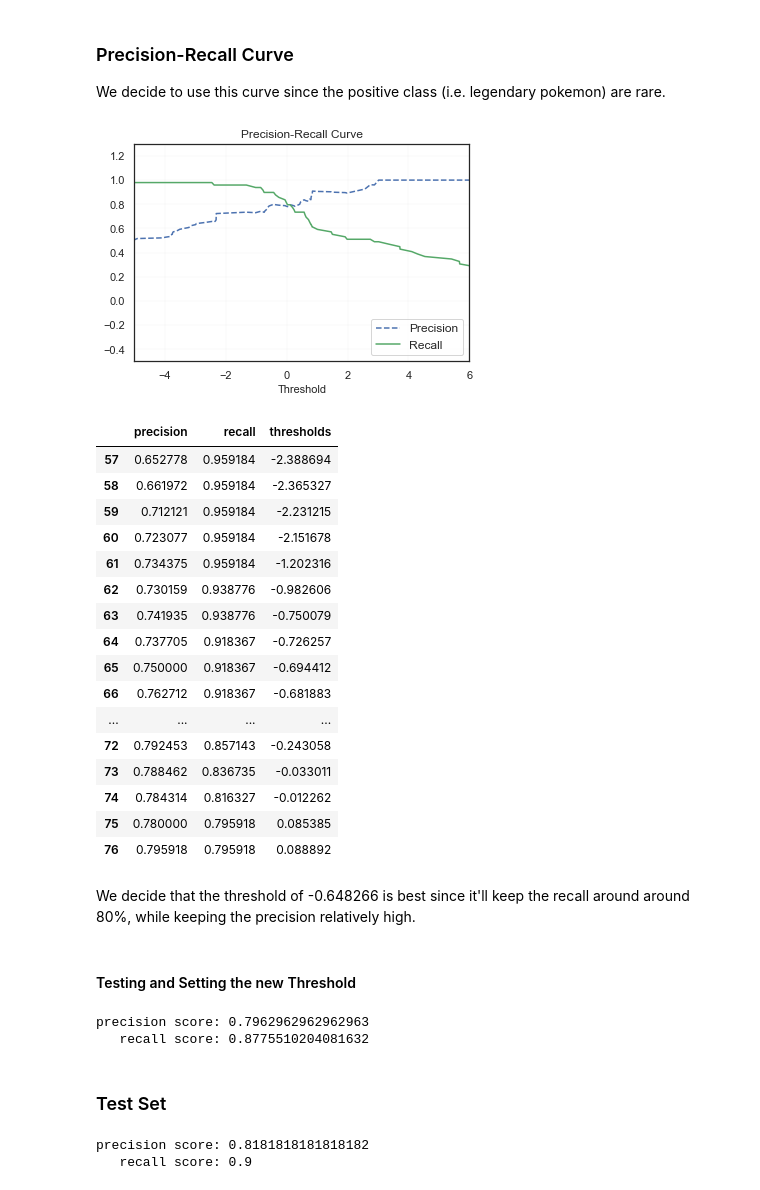
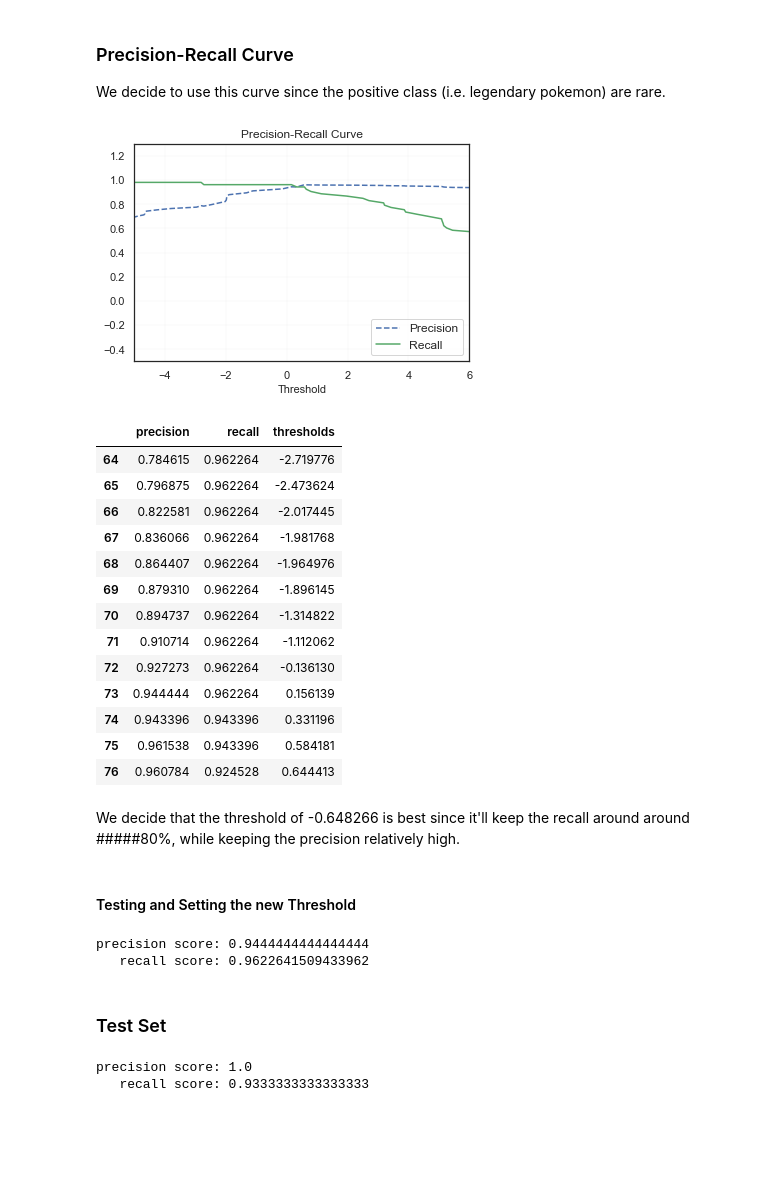
Before and after one commit to nroy94/legendary_classifier, a Jupyter notebook: legendary_classifier.ipynb, the cells around one changed output. Drawn from its saved outputs; the diff is of its cells as text; code cells hidden in the pictures; blank space fills up the shorter version.

```diff
--- a/legendary_classifier.ipynb
+++ b/legendary_classifier.ipynb
@@ -38,6 +38,12 @@ Data columns (total 13 columns):
  12  Legendary   800 non-null    bool
 dtypes: bool(1), int64(9), object(3)
 memory usage: 75.9+ KB
+# %%
+cpt_rates = pd.read_csv("pkmn_capture_rates.csv")
+# %%
+data = data.merge(cpt_rates, how='left', left_on='#', right_on ='pkmn_number')
+# %%
+data = data.drop(["names", "pkmn_number", "capture_rate"], axis = 1)
 # %%
 # lets standardize the column names
 data.columns = [col.lower()
@@ -197,11 +208,19 @@ test = test.drop(['fairy_ind', 'rock_ind', 'fighting_ind',
                   'electric_ind', 'bug_ind', 'normal_ind', 'grass_ind', 'ghost_ind', 'water_ind', 'steel_ind'], axis=1)
 
 # getting rid of the types didn't help much from the generations removal
-
-
 train = train.drop(['dark_ind', 'ice_ind', 'poison_ind', 'flying_ind', 'ground_ind', 'fire_ind'], axis=1)
 
 test = test.drop(['dark_ind', 'ice_ind', 'poison_ind', 'flying_ind', 'ground_ind', 'fire_ind'], axis=1)
 # with getting rid of most of the types above, we achieve a R/C curve of 95/78
 
 # turn the above into one drop statement
+
+train = train.drop(['psychic_ind', 'dragon_ind'], axis=1) # adding these don't seem to hurt...
+
+test = test.drop(['psychic_ind', 'dragon_ind'], axis=1)
+
+# how about ONLY capture rate?
+
+train = train.drop(['hp', 'attack'], axis=1)
+
+test = test.drop(['hp', 'attack'], axis=1)
@@ -252,6 +272,7 @@ y_scores = cross_val_predict(lr, X_train, y_train, cv = 3,
 We decide to use this curve since the positive class (i.e. legendary pokemon) are rare.
 # %%
 from sklearn.metrics import precision_recall_curve
+
 
 precisions, recalls, thresholds = precision_recall_curve(y_train, y_scores)
 
@@ -267,55 +288,52 @@ def plot_precision_recall_vs_threshold(precisions, recalls, thresholds):
 
 plot_precision_recall_vs_threshold(precisions, recalls, thresholds)
 # %% [output]
-[figure, old version]
+[figure, new version]
 # %%
 # let's see this in a tabular format
 names = ["precision", "recall", "thresholds"]
 prt_dict = {name:nums for name, nums in zip(names, [precisions[:-1], recalls[:-1], thresholds])}
 prt_df = pd.DataFrame(prt_dict)
-prt_df[prt_df["recall"].between(.78,.96)]  # this is the recall range we're interested in, based on the curve above.
+prt_df[prt_df["recall"].between(.92,.98)]  # this is the recall range we're interested in, based on the curve above.
 # %% [output]
 |  | precision | recall | thresholds |
-| 57 | 0.652778 | 0.959184 | -2.388694 |
-| 58 | 0.661972 | 0.959184 | -2.365327 |
-| 59 | 0.712121 | 0.959184 | -2.231215 |
-| 60 | 0.723077 | 0.959184 | -2.151678 |
-| 61 | 0.734375 | 0.959184 | -1.202316 |
-| 62 | 0.730159 | 0.938776 | -0.982606 |
-| 63 | 0.741935 | 0.938776 | -0.750079 |
-| 64 | 0.737705 | 0.918367 | -0.726257 |
-| 65 | 0.750000 | 0.918367 | -0.694412 |
-| 66 | 0.762712 | 0.918367 | -0.681883 |
-| ... | ... | ... | ... |
-| 72 | 0.792453 | 0.857143 | -0.243058 |
-| 73 | 0.788462 | 0.836735 | -0.033011 |
-| 74 | 0.784314 | 0.816327 | -0.012262 |
-| 75 | 0.780000 | 0.795918 | 0.085385 |
-| 76 | 0.795918 | 0.795918 | 0.088892 |
+| 64 | 0.784615 | 0.962264 | -2.719776 |
+| 65 | 0.796875 | 0.962264 | -2.473624 |
+| 66 | 0.822581 | 0.962264 | -2.017445 |
+| 67 | 0.836066 | 0.962264 | -1.981768 |
+| 68 | 0.864407 | 0.962264 | -1.964976 |
+| 69 | 0.879310 | 0.962264 | -1.896145 |
+| 70 | 0.894737 | 0.962264 | -1.314822 |
+| 71 | 0.910714 | 0.962264 | -1.112062 |
+| 72 | 0.927273 | 0.962264 | -0.136130 |
+| 73 | 0.944444 | 0.962264 | 0.156139 |
+| 74 | 0.943396 | 0.943396 | 0.331196 |
+| 75 | 0.961538 | 0.943396 | 0.584181 |
+| 76 | 0.960784 | 0.924528 | 0.644413 |
 # %% [markdown]
-We decide that the threshold of -0.648266 is best since it'll keep the recall around around 80%, while keeping the precision relatively high.
+We decide that the threshold of -0.648266 is best since it'll keep the recall around around #####80%, while keeping the precision relatively high.
 # %% [markdown]
 #### Testing and Setting the new Threshold
 # %%
 from sklearn.metrics import precision_score, recall_score
 
-new_pred = y_scores >= -0.426808
+new_pred = y_scores >= 0.156138
 
 print(f'precision score: {precision_score(y_train, new_pred)}\n\
    recall score: {recall_score(y_train, new_pred)}')
 # %% [output]
-precision score: 0.7962962962962963
-   recall score: 0.8775510204081632
+precision score: 0.9444444444444444
+   recall score: 0.9622641509433962
 # %% [markdown]
 ### Test Set
 # %%
-test_preds = lr.decision_function(X_test) >= -0.426808
+test_preds = lr.decision_function(X_test) >=  0.156138
 
 print(f'precision score: {precision_score(y_test, test_preds)}\n\
    recall score: {recall_score(y_test, test_preds)}')
 # %% [output]
-precision score: 0.8181818181818182
-   recall score: 0.9
+precision score: 1.0
+   recall score: 0.9333333333333333
 # %%
 features = list(X_train.columns)
 coefs = list(lr.coef_[0])
```
Also changed, not shown: parts of 23 cells of this notebook, 2 other files.
